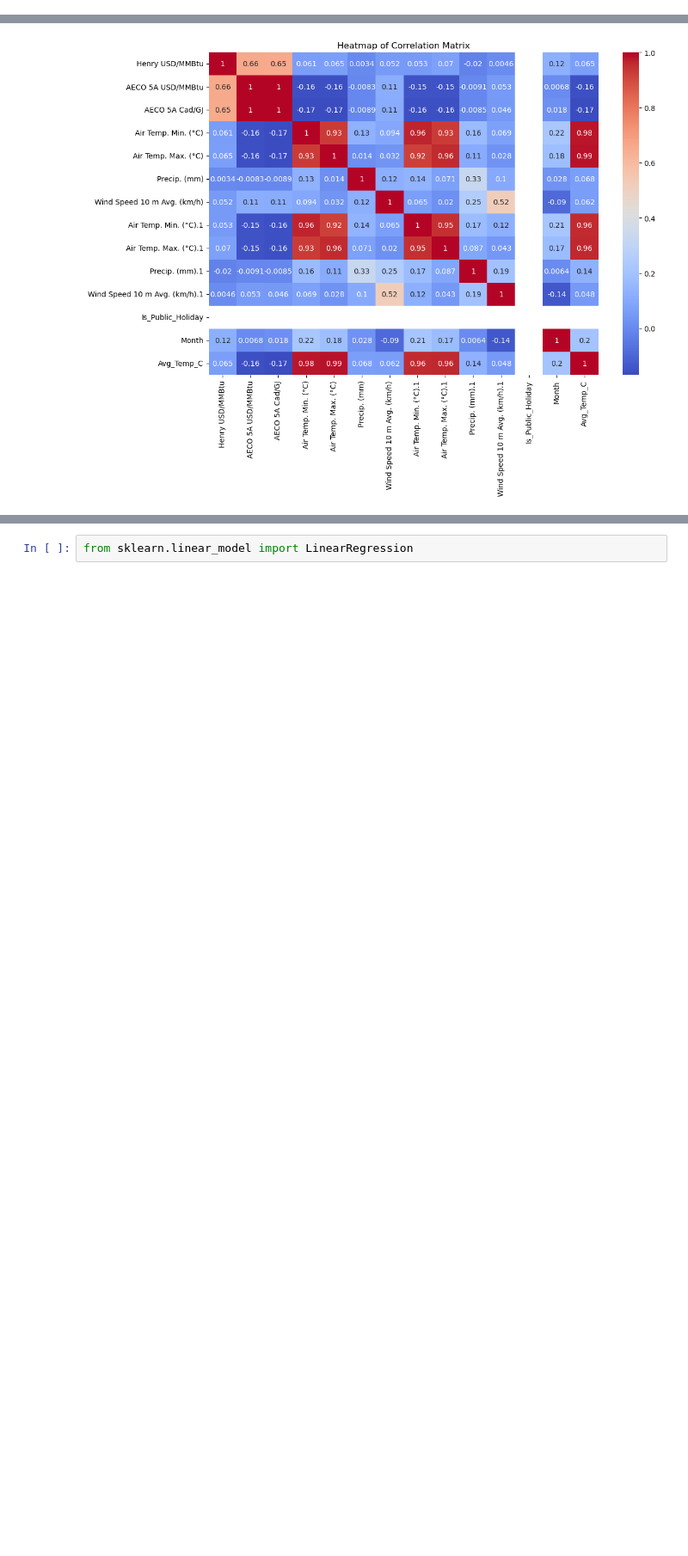
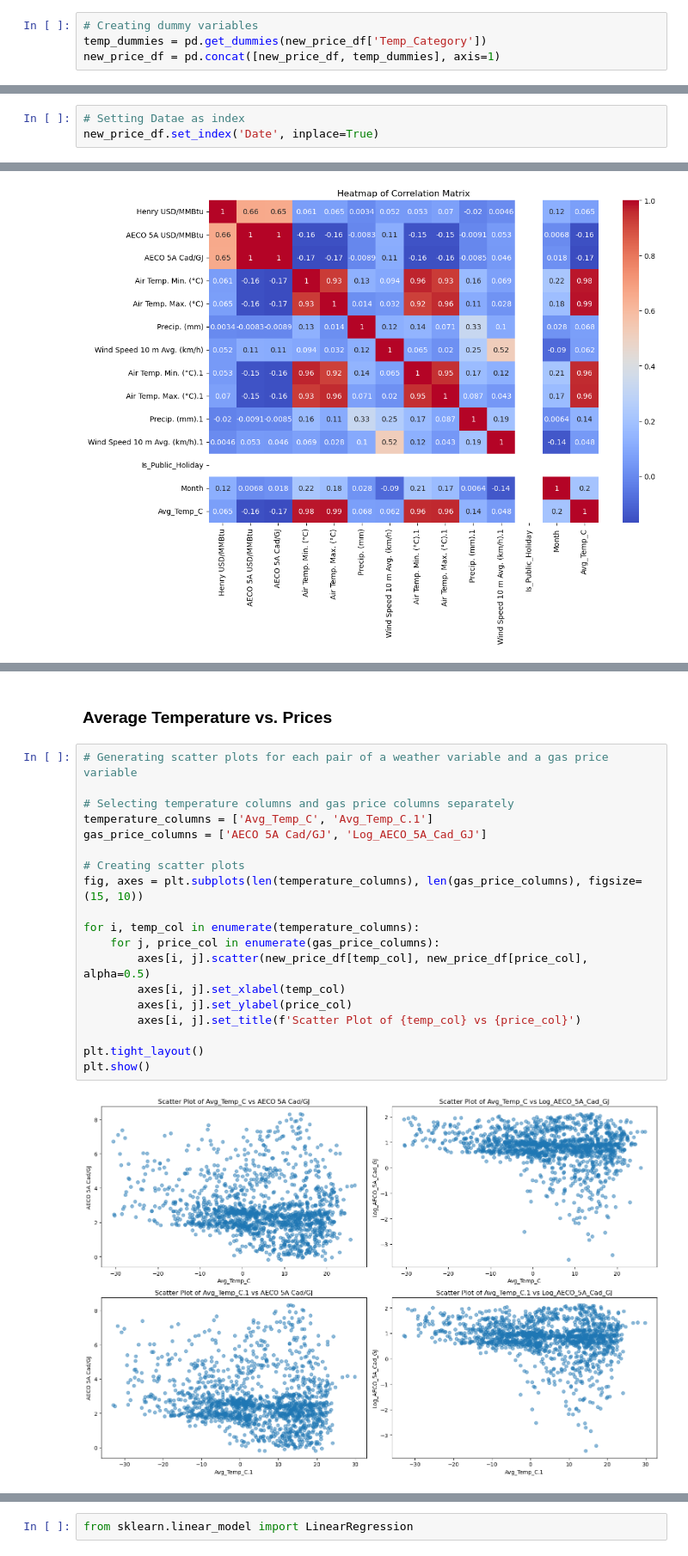
Before and after one commit to yidanzhao00/Natural-Gas-Price-Tendency-Analysis, a Jupyter notebook: code/code1.ipynb, the cells around one changed output, grey strips where cells are left out. Shown at 86% size. Saved outputs shown, nothing was run; the diff lists cells and outputs as text; blank space fills up the shorter version.

```diff
--- a/code/code1.ipynb
+++ b/code/code1.ipynb
@@ -305,0 +333,4 @@ plt.show()
+# %%
+# Creating dummy variables
+temp_dummies = pd.get_dummies(new_price_df['Temp_Category'])
+new_price_df = pd.concat([new_price_df, temp_dummies], axis=1)
@@ -305,0 +368,3 @@ plt.show()
+# %%
+# Setting Datae as index
+new_price_df.set_index('Date', inplace=True)
@@ -316,0 +485,23 @@ plt.show()
+# %% [markdown]
+### Average Temperature vs. Prices
+# %%
+# Generating scatter plots for each pair of a weather variable and a gas price variable
+
+# Selecting temperature columns and gas price columns separately
+temperature_columns = ['Avg_Temp_C', 'Avg_Temp_C.1']
+gas_price_columns = ['AECO 5A Cad/GJ', 'Log_AECO_5A_Cad_GJ']
+
+# Creating scatter plots
+fig, axes = plt.subplots(len(temperature_columns), len(gas_price_columns), figsize=(15, 10))
+
+for i, temp_col in enumerate(temperature_columns):
+    for j, price_col in enumerate(gas_price_columns):
+        axes[i, j].scatter(new_price_df[temp_col], new_price_df[price_col], alpha=0.5)
+        axes[i, j].set_xlabel(temp_col)
+        axes[i, j].set_ylabel(price_col)
+        axes[i, j].set_title(f'Scatter Plot of {temp_col} vs {price_col}')
+
+plt.tight_layout()
+plt.show()
+# %% [output]
+[figure, added]
```
Also changed, not shown: parts of 21 cells of this notebook.
